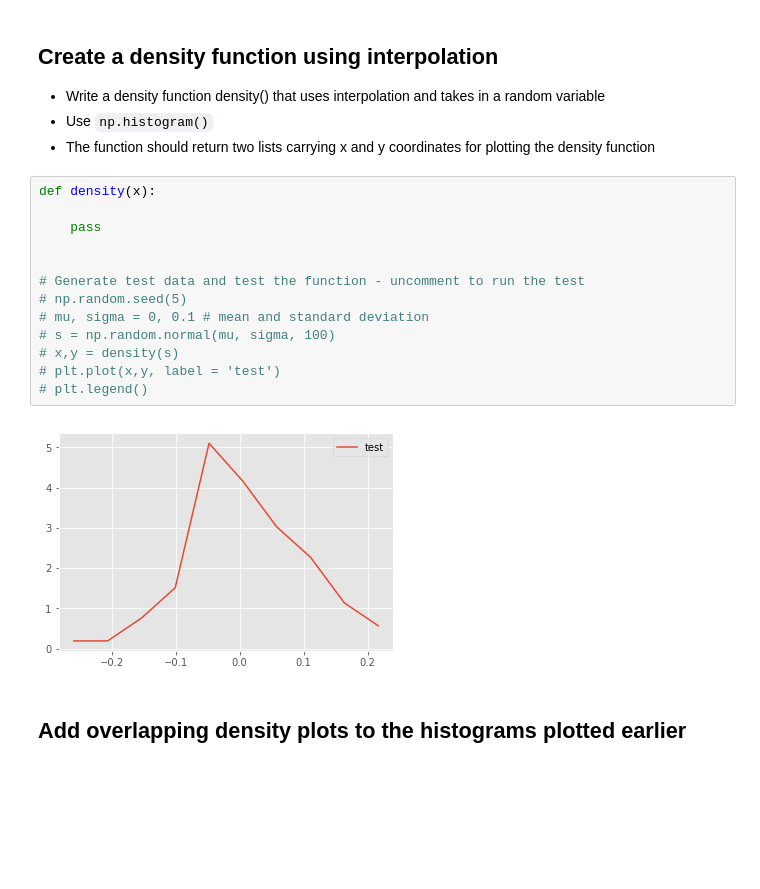
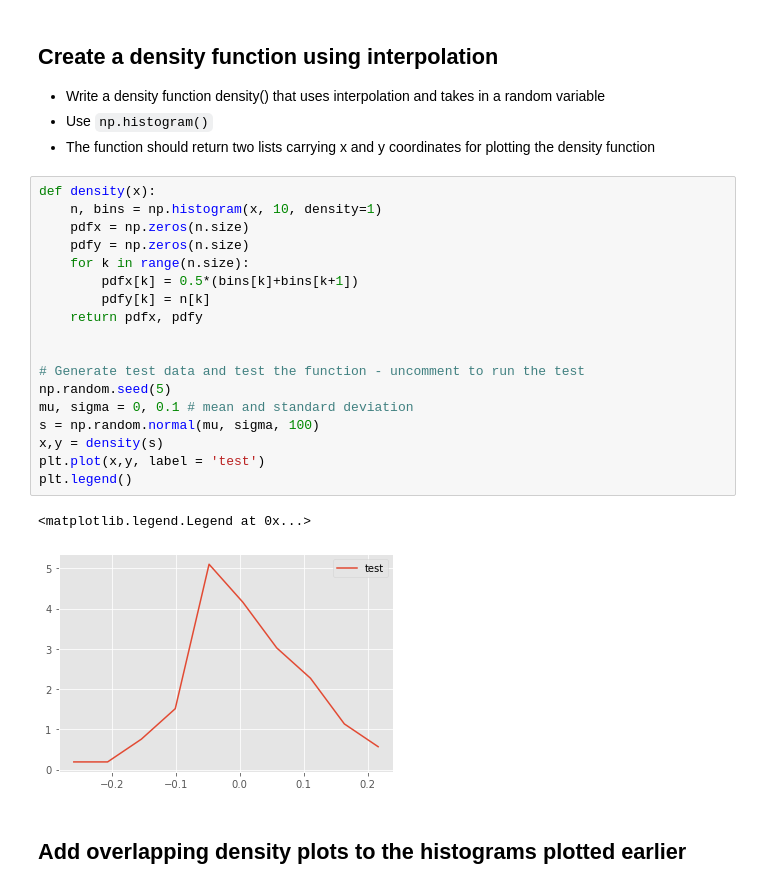
Before and after one commit to kcalizadeh/probability-density-functions-lab, a Jupyter notebook: index.ipynb, the cells around one changed output. Saved outputs shown, nothing was run; the diff lists cells and outputs as text; blank space fills up the shorter version.

```diff
--- a/index.ipynb
+++ b/index.ipynb
@@ -71,18 +78,24 @@ Female Weight sd: 19.022467805319007
 - The function should return two lists carrying x and y coordinates for plotting the density function
 # %%
 def density(x):
-
-    pass
+    n, bins = np.histogram(x, 10, density=1)
+    pdfx = np.zeros(n.size)
+    pdfy = np.zeros(n.size)
+    for k in range(n.size):
+        pdfx[k] = 0.5*(bins[k]+bins[k+1])
+        pdfy[k] = n[k]
+    return pdfx, pdfy
 
 
 # Generate test data and test the function - uncomment to run the test
-# np.random.seed(5)
-# mu, sigma = 0, 0.1 # mean and standard deviation
-# s = np.random.normal(mu, sigma, 100)
-# x,y = density(s)
-# plt.plot(x,y, label = 'test')
-# plt.legend()
+np.random.seed(5)
+mu, sigma = 0, 0.1 # mean and standard deviation
+s = np.random.normal(mu, sigma, 100)
+x,y = density(s)
+plt.plot(x,y, label = 'test')
+plt.legend()
 # %% [output]
+<matplotlib.legend.Legend at 0x...>
-[figure, old version]
+[figure, new version]
 # %% [markdown]
 ## Add overlapping density plots to the histograms plotted earlier
```
Also changed, not shown: parts of 18 cells of this notebook.
